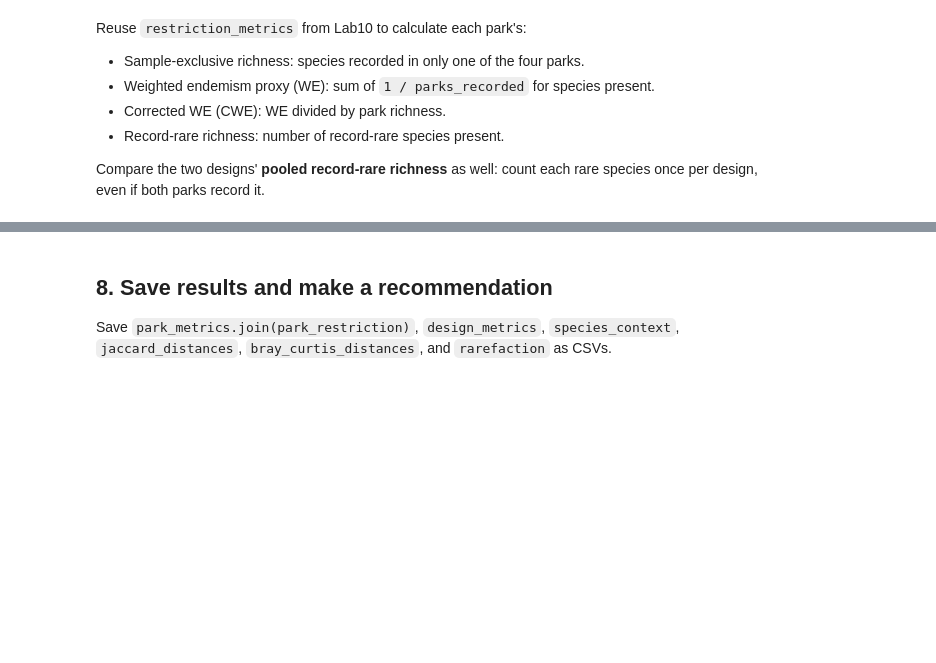
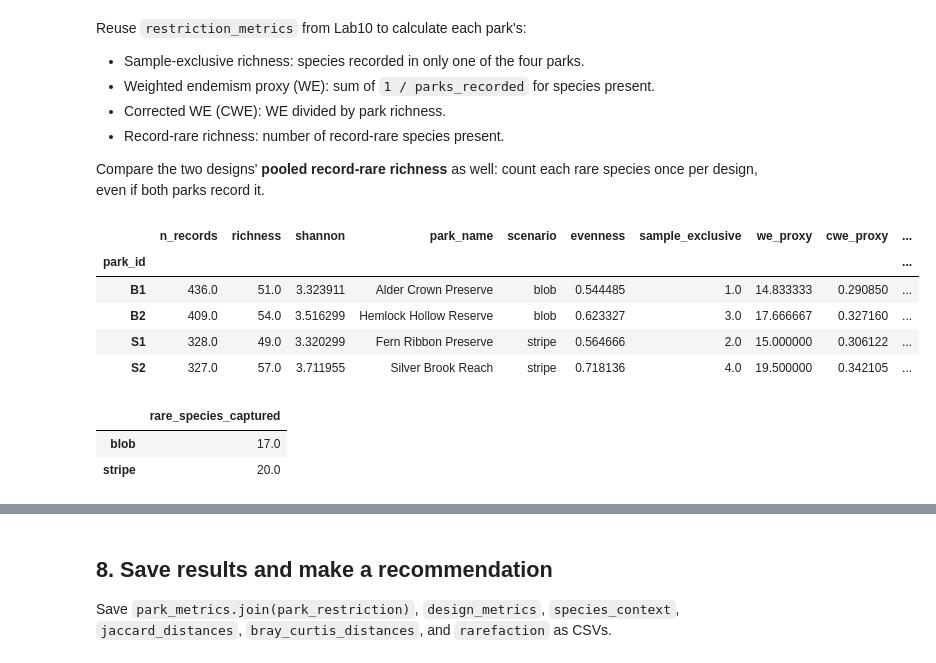
Before and after one commit to studentofwater/BIO597-SpatialBiodiversity, a Jupyter notebook: docs/assignments/Assignment-10-SpatialCommunityComposition.ipynb, the cells around one changed output, grey strips where cells are left out. Saved outputs shown, nothing was run; the diff lists cells and outputs as text; code cells hidden in the pictures; blank space fills up the shorter version.

```diff
--- a/docs/assignments/Assignment-10-SpatialCommunityComposition.ipynb
+++ b/docs/assignments/Assignment-10-SpatialCommunityComposition.ipynb
@@ -247,10 +423,61 @@ species once per design, even if both parks record it.
 # %%
 # Copy the restriction_metrics function from Lab10.
 # Calculate park_restriction = restriction_metrics(community).
 # Display park_metrics.join(park_restriction).
 
-# For each design, loop through rare_species.
-# Count a species once if design_counts.loc[design, species] > 0.
+def restriction_metrics(community_counts):
+    occupancy = (community_counts > 0).sum(axis=0)
+    results = pd.DataFrame(
+        index=community_counts.index,
+        columns=["sample_exclusive", "we_proxy", "cwe_proxy", "record_rare_richness"],
+        dtype=float,
+    )
+    for unit, counts in community_counts.iterrows():
+        species_here = counts[counts > 0].index
+        if len(species_here) == 0:
+            continue
+        exclusive = 0
+        rare = 0
+        weighted_endemism = 0
+        for species in species_here:
+            occupied_units = occupancy[species]
+            weighted_endemism += 1 / occupied_units
+            if occupied_units == 1:
+                exclusive += 1
+            if species in rare_species:
+                rare += 1
+        results.loc[unit, "sample_exclusive"] = exclusive
+        results.loc[unit, "we_proxy"] = weighted_endemism
+        results.loc[unit, "cwe_proxy"] = weighted_endemism / len(species_here)
+        results.loc[unit, "record_rare_richness"] = rare
+    return results
+
+park_restriction = restriction_metrics(community)
+display(park_metrics.join(park_restriction))
+# %% [output]
+|  | n_records | richness | shannon | park_name | scenario | evenness | sample_exclusive | we_proxy | cwe_proxy | ... |
+| park_id |  |  |  |  |  |  |  |  |  | ... |
+| B1 | 436.0 | 51.0 | 3.323911 | Alder Crown Preserve | blob | 0.544485 | 1.0 | 14.833333 | 0.290850 | ... |
+| B2 | 409.0 | 54.0 | 3.516299 | Hemlock Hollow Reserve | blob | 0.623327 | 3.0 | 17.666667 | 0.327160 | ... |
+| S1 | 328.0 | 49.0 | 3.320299 | Fern Ribbon Preserve | stripe | 0.564666 | 2.0 | 15.000000 | 0.306122 | ... |
+| S2 | 327.0 | 57.0 | 3.711955 | Silver Brook Reach | stripe | 0.718136 | 4.0 | 19.500000 | 0.342105 | ... |
+# %%
+# For each design, loop through rare_species.
+# Count a species once if design_counts.loc[design, species] > 0.
+design_rare = pd.DataFrame(index=designs, columns=["rare_species_captured"], dtype=float)
+
+for design in designs:
+    captured = 0
+    for species in rare_species:
+        if design_counts.loc[design, species] > 0:
+            captured += 1
+    design_rare.loc[design, "rare_species_captured"] = captured
+
+display(design_rare)
+# %% [output]
+|  | rare_species_captured |
+| blob | 17.0 |
+| stripe | 20.0 |
 # %% [markdown]
 Does a park with high WE also have high CWE? Which design captures more
 record-rare species? Are any sample-exclusive species relatively well recorded?
```
Also changed, not shown: parts of 21 cells of this notebook, 3 other files.
